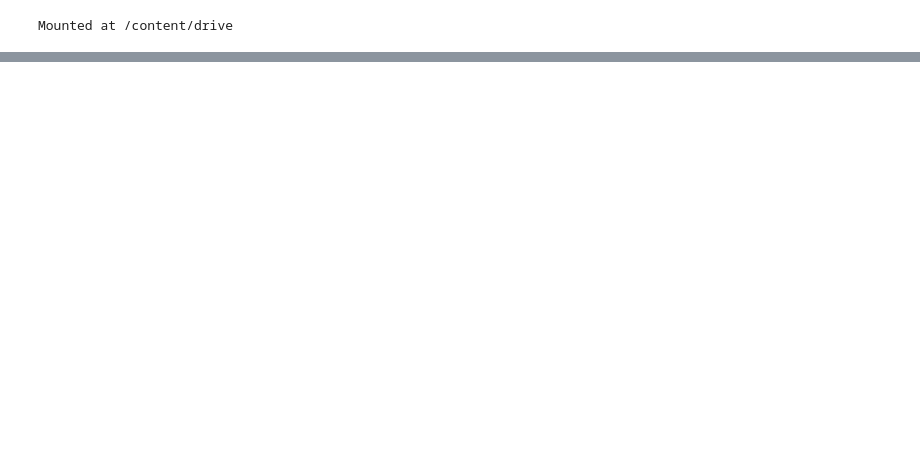
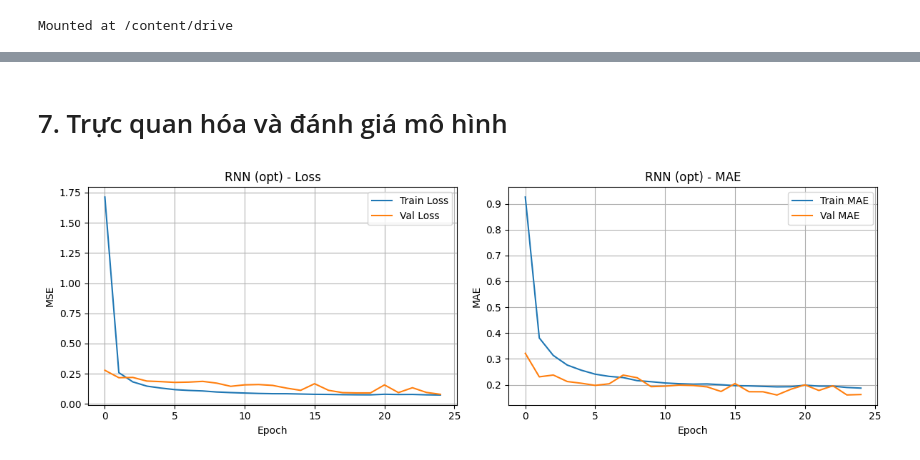
Before and after one commit to pvnhuong2405/PM25-timeseries-forecasting, a Jupyter notebook: PM2.5(t+1).ipynb, the cells around one changed output, grey strips where cells are left out. Saved outputs shown, nothing was run; the diff lists cells and outputs as text; code cells hidden in the pictures; blank space fills up the shorter version.

```diff
--- a/PM2.5(t+1).ipynb
+++ b/PM2.5(t+1).ipynb
@@ -462,0 +613,9 @@ cp: cannot stat '/content/drive/MyDrive/bi-LSTM, RNN, GRU/Data/AirQualityHoChiMi
+# %%
+EPOCHS = 25
+BATCH_SIZE = 64
+BASE_LR = 1e-3
+WEIGHT_DECAY = 1e-4
+CLIPNORM = 1.0
+# %%
+def make_optimizer(lr=BASE_LR, clipnorm=CLIPNORM):
+    return tf.keras.optimizers.Adam(learning_rate=lr, clipnorm=clipnorm)
@@ -462,0 +771,12 @@ cp: cannot stat '/content/drive/MyDrive/bi-LSTM, RNN, GRU/Data/AirQualityHoChiMi
+# %%
+
+model_rnn_opt = build_rnn_opt(input_shape)
+model_rnn_opt.summary()
+ckpt_rnn = ModelCheckpoint("best_rnn_opt.keras", monitor='val_loss', save_best_only=True, verbose=1)
+hist_rnn = model_rnn_opt.fit(
+    X_train_scaled, y_train,
+    validation_data=(X_val_scaled, y_val),
+    epochs=EPOCHS, batch_size=BATCH_SIZE,
+    callbacks=callbacks_common + [ckpt_rnn],
+    verbose=1
+)
@@ -462,0 +880,7 @@ cp: cannot stat '/content/drive/MyDrive/bi-LSTM, RNN, GRU/Data/AirQualityHoChiMi
+# %% [markdown]
+# 7. Trực quan hóa và đánh giá mô hình
+# %%
+
+plot_loss_mae(hist_rnn, "RNN")
+# %% [output]
+[figure, added]
```
Also changed, not shown: parts of 92 cells of this notebook.
